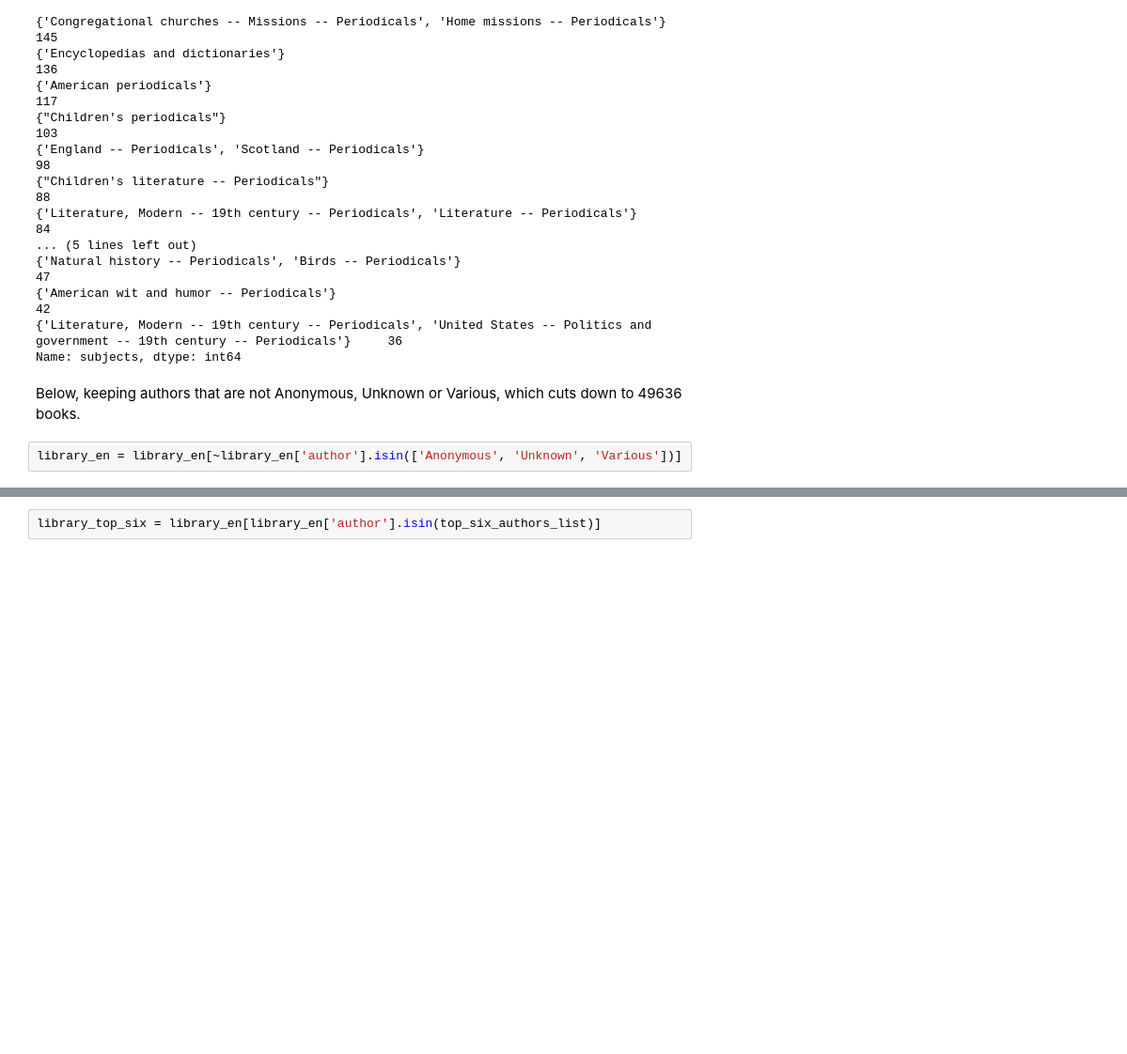
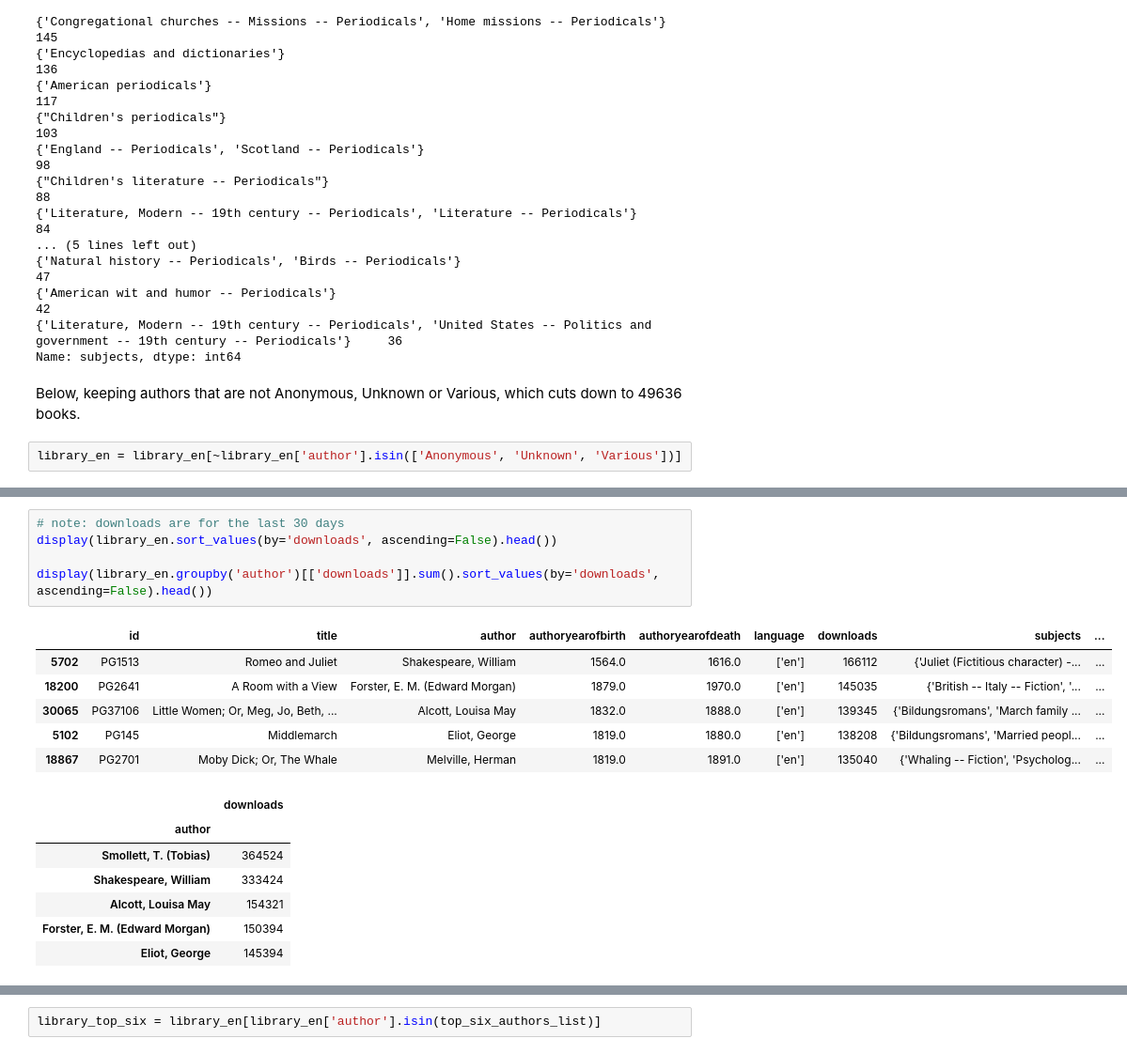
Before and after one commit to tomoumer/discovery_of_writing_differences, a Jupyter notebook: notebooks/data_exploration.ipynb, the cells around one changed output, grey strips where cells are left out. Shown at 94% size. Cells and saved outputs as stored; diff of their text form; blank space fills up the shorter version.

```diff
--- a/notebooks/data_exploration.ipynb
+++ b/notebooks/data_exploration.ipynb
@@ -217,0 +227,19 @@ For starters, I'll just look at top 6 authors (based on # of books).
+# %%
+# note: downloads are for the last 30 days
+display(library_en.sort_values(by='downloads', ascending=False).head())
+
+display(library_en.groupby('author')[['downloads']].sum().sort_values(by='downloads', ascending=False).head())
+# %% [output]
+|  | id | title | author | authoryearofbirth | authoryearofdeath | language | downloads | subjects | ... |
+| 5702 | PG1513 | Romeo and Juliet | Shakespeare, William | 1564.0 | 1616.0 | ['en'] | 166112 | {'Juliet (Fictitious character) -... | ... |
+| 18200 | PG2641 | A Room with a View | Forster, E. M. (Edward Morgan) | 1879.0 | 1970.0 | ['en'] | 145035 | {'British -- Italy -- Fiction', '... | ... |
+| 30065 | PG37106 | Little Women; Or, Meg, Jo, Beth, ... | Alcott, Louisa May | 1832.0 | 1888.0 | ['en'] | 139345 | {'Bildungsromans', 'March family ... | ... |
+| 5102 | PG145 | Middlemarch | Eliot, George | 1819.0 | 1880.0 | ['en'] | 138208 | {'Bildungsromans', 'Married peopl... | ... |
+| 18867 | PG2701 | Moby Dick; Or, The Whale | Melville, Herman | 1819.0 | 1891.0 | ['en'] | 135040 | {'Whaling -- Fiction', 'Psycholog... | ... |
+|  | downloads |
+| author |  |
+| Smollett, T. (Tobias) | 364524 |
+| Shakespeare, William | 333424 |
+| Alcott, Louisa May | 154321 |
+| Forster, E. M. (Edward Morgan) | 150394 |
+| Eliot, George | 145394 |
```
Also changed, not shown: parts of 45 cells of this notebook.
